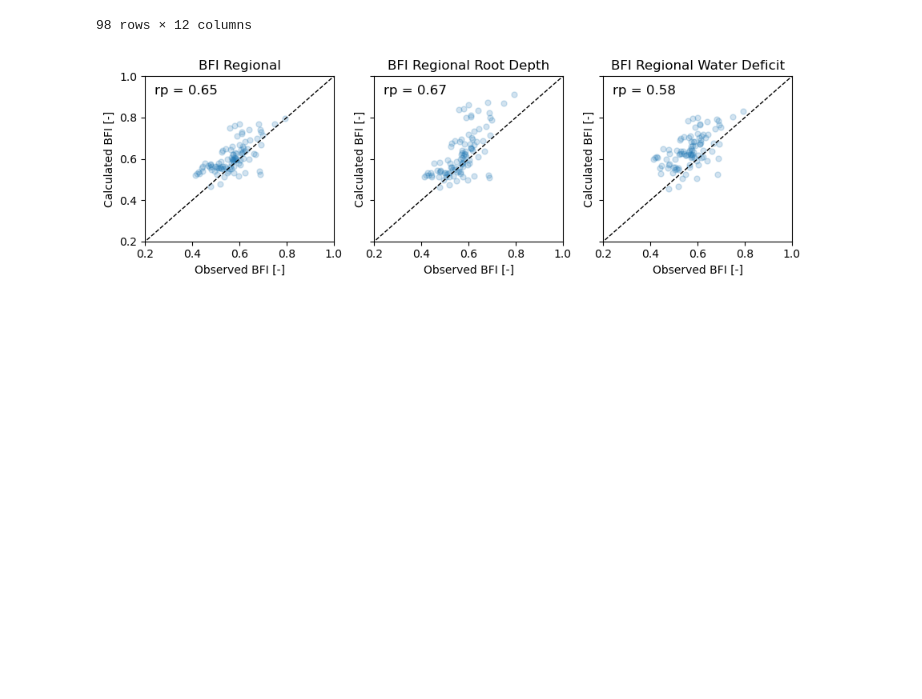
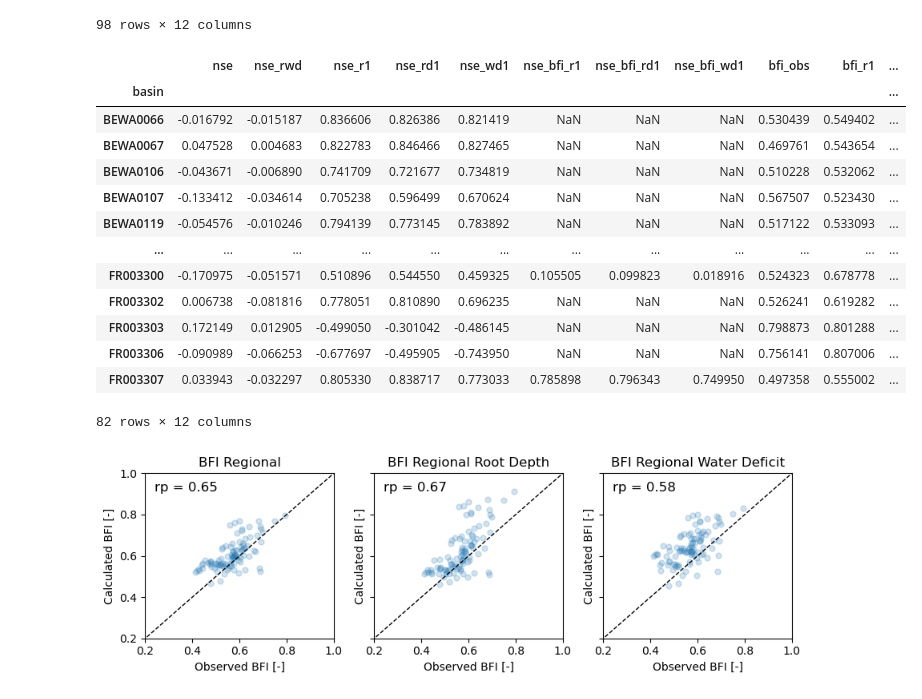
Before and after one commit to thiagovmdon/estreams_superflexpy, a Jupyter notebook: code/03_modelling_distributed_Moselle_SUMAX_WD.ipynb, the cells around one changed output. Cells and saved outputs as stored; diff of their text form; code cells hidden in the pictures; blank space fills up the shorter version.

```diff
--- a/code/03_modelling_distributed_Moselle_SUMAX_WD.ipynb
+++ b/code/03_modelling_distributed_Moselle_SUMAX_WD.ipynb
@@ -2137,6 +2269,44 @@ data_diff_cal
 | LU000018 | -0.028441 | -0.083104 | 0.609091 | 0.580650 | 0.525987 | 0.410972 | 0.414479 | 0.380994 | 0.543259 | 0.649665 | ... |
 | LU000019 | 0.019942 | 0.016224 | 0.805395 | 0.825337 | 0.821619 | 0.838583 | 0.840592 | 0.860499 | 0.497731 | 0.564138 | ... |
 98 rows × 12 columns
+# %%
+data_diff_val = pd.DataFrame(data=nse_results_cal_r_1_100_rd_val.nse - nse_results_cal_r_1_100.nse)
+data_diff_val["nse_rwd"] = nse_results_cal_r_1_100_wd_val.nse - nse_results_cal_r_1_100_val.nse
+
+data_diff_val.index = nse_results_cal_r_1_100_val.basin
+
+data_diff_val = data_diff_val.loc[~data_diff_val.index.isin(list_cal)]
+
+data_diff_val["nse_r1"] = nse_results_cal_r_1_100_val.set_index("basin", inplace = False).nse
+data_diff_val["nse_rd1"] = nse_results_cal_r_1_100_rd_val.set_index("basin", inplace = False).nse
+data_diff_val["nse_wd1"] = nse_results_cal_r_1_100_wd_val.set_index("basin", inplace = False).nse
+
+data_diff_val["nse_bfi_r1"] = nse_results_cal_r_1_100_val.set_index("basin", inplace = False).nse_value_bfi
+data_diff_val["nse_bfi_rd1"] = nse_results_cal_r_1_100_rd_val.set_index("basin", inplace = False).nse_value_bfi
+data_diff_val["nse_bfi_wd1"] = nse_results_cal_r_1_100_wd_val.set_index("basin", inplace = False).nse_value_bfi
+
+data_diff_val["bfi_obs"] = nse_results_cal_r_1_100_val.set_index("basin", inplace = False).bfi_obs
+data_diff_val["bfi_r1"] = nse_results_cal_r_1_100_val.set_index("basin", inplace = False).bfi_sim
+data_diff_val["bfi_rd1"] = nse_results_cal_r_1_100_rd_val.set_index("basin", inplace = False).bfi_sim
+data_diff_val["bfi_wd1"] = nse_results_cal_r_1_100_wd_val.set_index("basin", inplace = False).bfi_sim
+
+data_diff_val = data_diff_val[data_diff_val.nse_r1 > -10.0]
+data_diff_val
+# %% [output]
+|  | nse | nse_rwd | nse_r1 | nse_rd1 | nse_wd1 | nse_bfi_r1 | nse_bfi_rd1 | nse_bfi_wd1 | bfi_obs | bfi_r1 | ... |
+| basin |  |  |  |  |  |  |  |  |  |  | ... |
+| BEWA0066 | -0.016792 | -0.015187 | 0.836606 | 0.826386 | 0.821419 | NaN | NaN | NaN | 0.530439 | 0.549402 | ... |
+| BEWA0067 | 0.047528 | 0.004683 | 0.822783 | 0.846466 | 0.827465 | NaN | NaN | NaN | 0.469761 | 0.543654 | ... |
+| BEWA0106 | -0.043671 | -0.006890 | 0.741709 | 0.721677 | 0.734819 | NaN | NaN | NaN | 0.510228 | 0.532062 | ... |
+| BEWA0107 | -0.133412 | -0.034614 | 0.705238 | 0.596499 | 0.670624 | NaN | NaN | NaN | 0.567507 | 0.523430 | ... |
+| BEWA0119 | -0.054576 | -0.010246 | 0.794139 | 0.773145 | 0.783892 | NaN | NaN | NaN | 0.517122 | 0.533093 | ... |
+| ... | ... | ... | ... | ... | ... | ... | ... | ... | ... | ... | ... |
+| FR003300 | -0.170975 | -0.051571 | 0.510896 | 0.544550 | 0.459325 | 0.105505 | 0.099823 | 0.018916 | 0.524323 | 0.678778 | ... |
+| FR003302 | 0.006738 | -0.081816 | 0.778051 | 0.810890 | 0.696235 | NaN | NaN | NaN | 0.526241 | 0.619282 | ... |
+| FR003303 | 0.172149 | 0.012905 | -0.499050 | -0.301042 | -0.486145 | NaN | NaN | NaN | 0.798873 | 0.801288 | ... |
+| FR003306 | -0.090989 | -0.066253 | -0.677697 | -0.495905 | -0.743950 | NaN | NaN | NaN | 0.756141 | 0.807006 | ... |
+| FR003307 | 0.033943 | -0.032297 | 0.805330 | 0.838717 | 0.773033 | 0.785898 | 0.796343 | 0.749950 | 0.497358 | 0.555002 | ... |
+82 rows × 12 columns
 # %%
 import matplotlib.pyplot as plt
 import numpy as np
```
Also changed, not shown: parts of 27 cells of this notebook, 14 other files.
